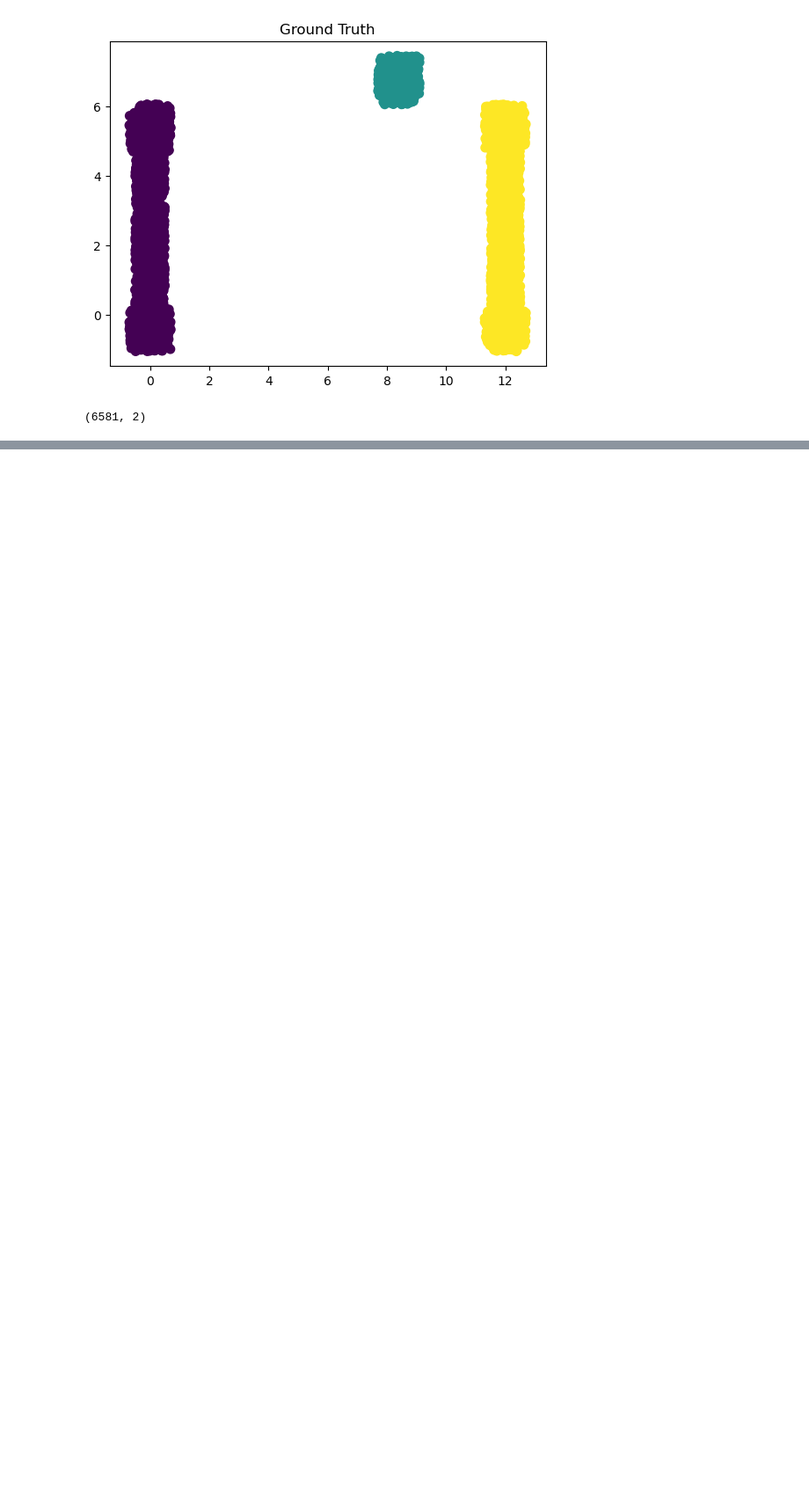
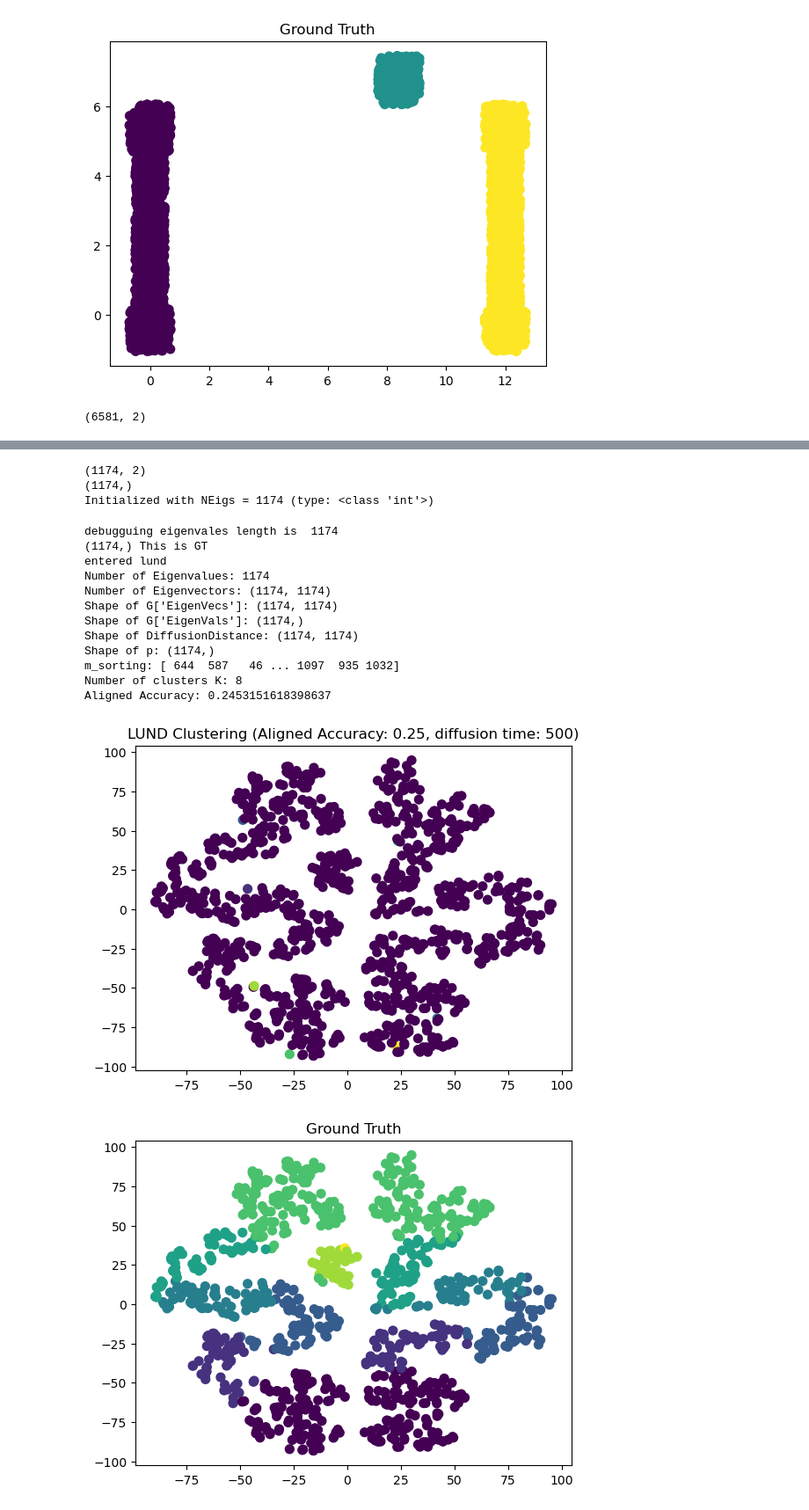
Before and after one commit to seolibek/Tufts2024, a Jupyter notebook: lund_exp.ipynb, the cells around one changed output, grey strips where cells are left out. Shown at 88% size. Saved outputs shown, nothing was run; the diff lists cells and outputs as text; code cells hidden in the pictures; blank space fills up the shorter version.

```diff
--- a/lund_exp.ipynb
+++ b/lund_exp.ipynb
@@ -113,0 +190,14 @@ print(X.shape,'\n\n', GT.shape)
+# %%
+# Just subsample 10%
+
+total_samples = X.shape[0]
+subsample_size = int(total_samples * 0.1)  # 10% of the original data
+
+# Generate random indices for subsampling
+random_indices = np.random.choice(total_samples, subsample_size, replace=False)
+
+# Subsample X and GT
+X = X[random_indices]
+GT = GT[random_indices]
+
+print(f"X.shape: {X.shape}\nGT.shape: {GT.shape}")
@@ -114,23 +207,44 @@ print(X.shape,'\n\n', GT.shape)
 # %%
-# kde = KernelDensity(bandwidth=1.0)
-# X = X.reshape(-1, 1)
-# print(X.shape, "HERE")
+print(X.shape)
+kde = KernelDensity(bandwidth=1.0).fit(X)
 # kde.fit(X)
+log_density = kde.score_samples(X)
+p = np.exp(log_density)
+print(p.shape)
+
+graph_extractor = GraphExtractor(sigma = 0.5, DiffusionNN = 10, NEigs=1174)
+G = graph_extractor.extract_graph(X)
 
 
-# log_density = kde.score_samples(X)
-# p = np.exp(log_density)
-# print(p.shape)
+print(GT.shape, "This is GT")
 
-# graph_extractor = GraphExtractor(sigma = 0.5, DiffusionNN = 10, NEigs=X.shape[0])
-# G = graph_extractor.extract_graph(X)
+# 500 is a good diffusion time
+t = 500
+C, K, Dt = LearningbyUnsupervisedNonlinearDiffusion(X, t, G, p)
 
+GT = GT.astype(int)
+C = C.astype(int)
 
-# C, K, Dt = LearningbyUnsupervisedNonlinearDiffusion(X, 30, G, p)
+accuracy = calculate_aligned_accuracy(GT, C)
+print("Aligned Accuracy:", accuracy)
 
-
-# accuracy = calculate_aligned_accuracy(GT, C)
-# print("Aligned Accuracy:", accuracy)
-
-# plot_clusters(X, C, f"LUND Clustering (Aligned Accuracy: {accuracy:.2f})")
-# plot_clusters(X, GT, "Ground Truth")
+plot_clusters(X, C, f"LUND Clustering (Aligned Accuracy: {accuracy:.2f}, diffusion time: {t})")
+plot_clusters(X, GT, "Ground Truth")
+# %% [output]
+(1174, 2)
+(1174,)
+Initialized with NEigs = 1174 (type: <class 'int'>)
+debugguing eigenvales length is  1174
+(1174,) This is GT
+entered lund
+Number of Eigenvalues: 1174
+Number of Eigenvectors: (1174, 1174)
+Shape of G['EigenVecs']: (1174, 1174)
+Shape of G['EigenVals']: (1174,)
+Shape of DiffusionDistance: (1174, 1174)
+Shape of p: (1174,)
+m_sorting: [ 644  587   46 ... 1097  935 1032]
+Number of clusters K: 8
+Aligned Accuracy: 0.2453151618398637
+[figure, added]
+[figure, added]
```
Also changed, not shown: parts of 6 cells of this notebook, 1 other file.
